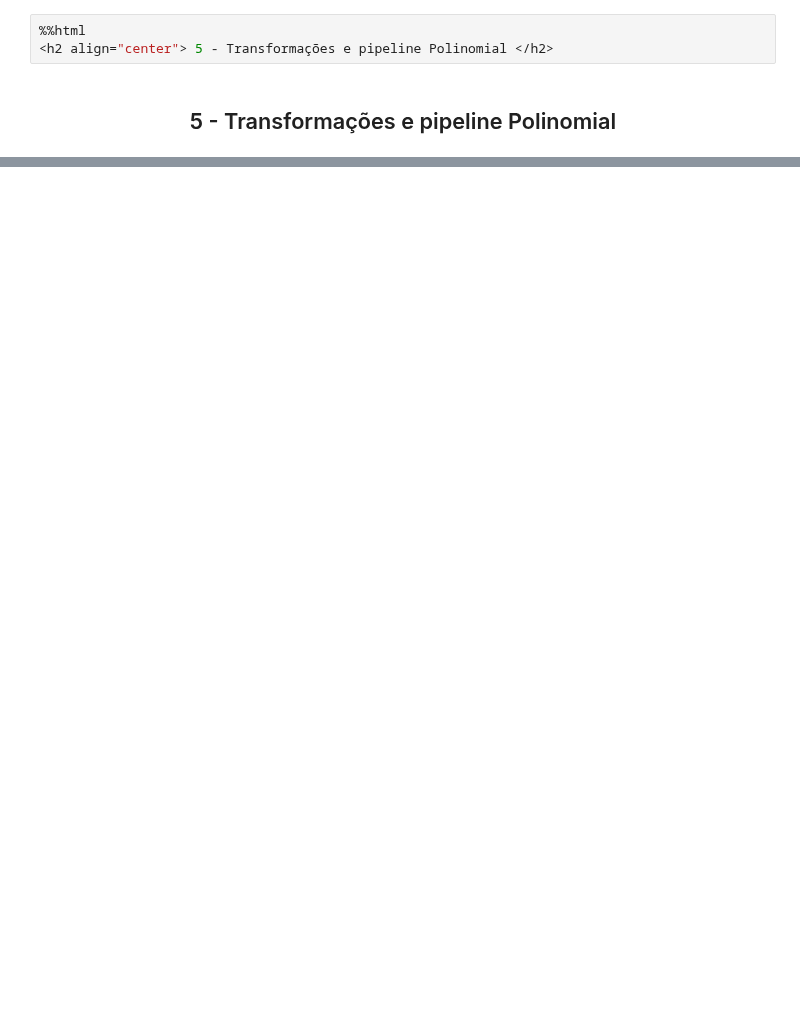
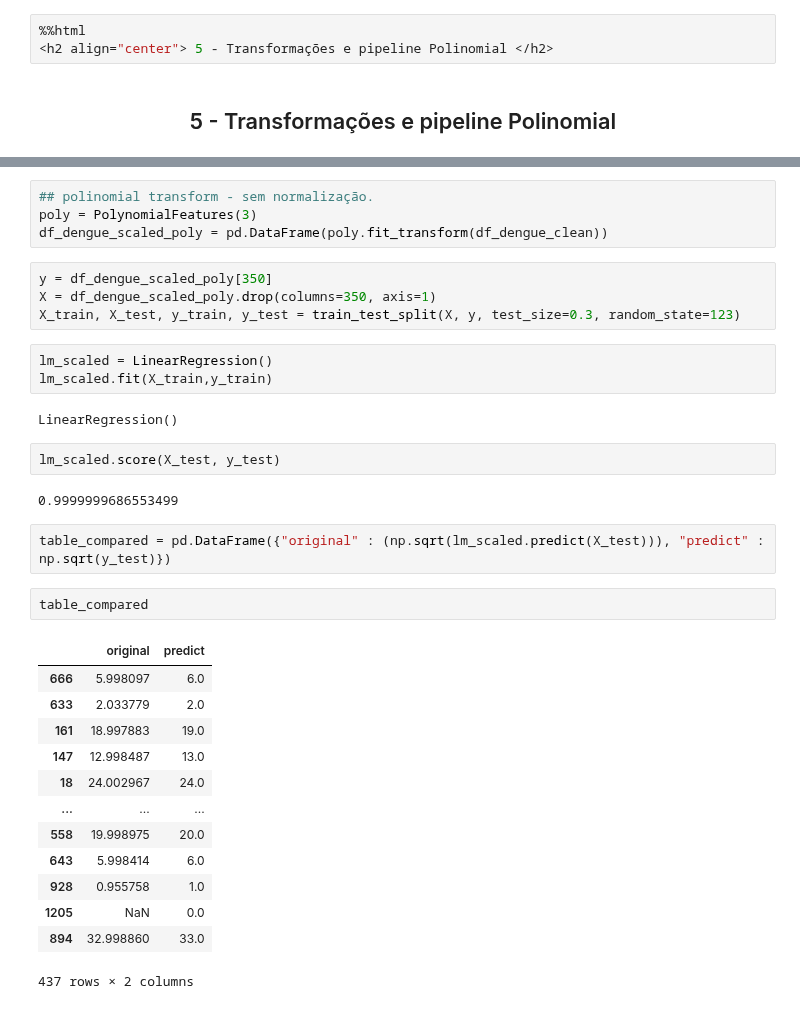
Before and after one commit to mcolazin/data_science_enap, a Jupyter notebook: data_science_enap/projeto_aula1/3-ml_dengue_linear_including_city.ipynb, the cells around one changed output, grey strips where cells are left out. Saved outputs shown, nothing was run; the diff lists cells and outputs as text; blank space fills up the shorter version.

```diff
--- a/data_science_enap/projeto_aula1/3-ml_dengue_linear_including_city.ipynb
+++ b/data_science_enap/projeto_aula1/3-ml_dengue_linear_including_city.ipynb
@@ -324,0 +349,35 @@ cross_val_score(pipeline, X, y, scoring="r2",cv=cv).mean()
+# %%
+## polinomial transform - sem normalização.
+poly = PolynomialFeatures(3)
+df_dengue_scaled_poly = pd.DataFrame(poly.fit_transform(df_dengue_clean))
+# %%
+y = df_dengue_scaled_poly[350]
+X = df_dengue_scaled_poly.drop(columns=350, axis=1)
+X_train, X_test, y_train, y_test = train_test_split(X, y, test_size=0.3, random_state=123)
+# %%
+lm_scaled = LinearRegression()
+lm_scaled.fit(X_train,y_train)
+# %% [output]
+LinearRegression()
+# %%
+lm_scaled.score(X_test, y_test)
+# %% [output]
+0.9999999686553499
+# %%
+table_compared = pd.DataFrame({"original" : (np.sqrt(lm_scaled.predict(X_test))), "predict" : np.sqrt(y_test)})
+# %%
+table_compared
+# %% [output]
+|  | original | predict |
+| 666 | 5.998097 | 6.0 |
+| 633 | 2.033779 | 2.0 |
+| 161 | 18.997883 | 19.0 |
+| 147 | 12.998487 | 13.0 |
+| 18 | 24.002967 | 24.0 |
+| ... | ... | ... |
+| 558 | 19.998975 | 20.0 |
+| 643 | 5.998414 | 6.0 |
+| 928 | 0.955758 | 1.0 |
+| 1205 | NaN | 0.0 |
+| 894 | 32.998860 | 33.0 |
+437 rows × 2 columns
```
Also changed, not shown: parts of 27 cells of this notebook, 1 other file.
